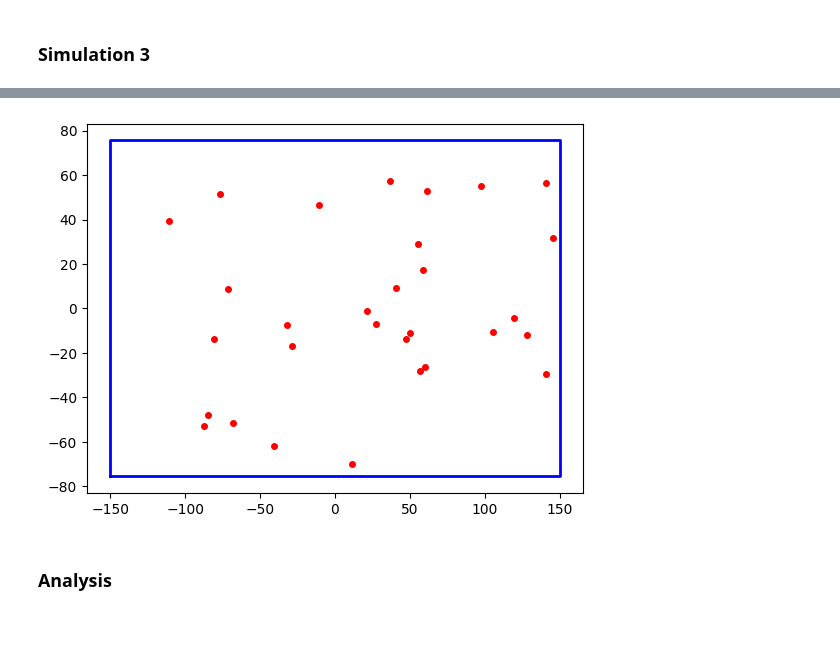
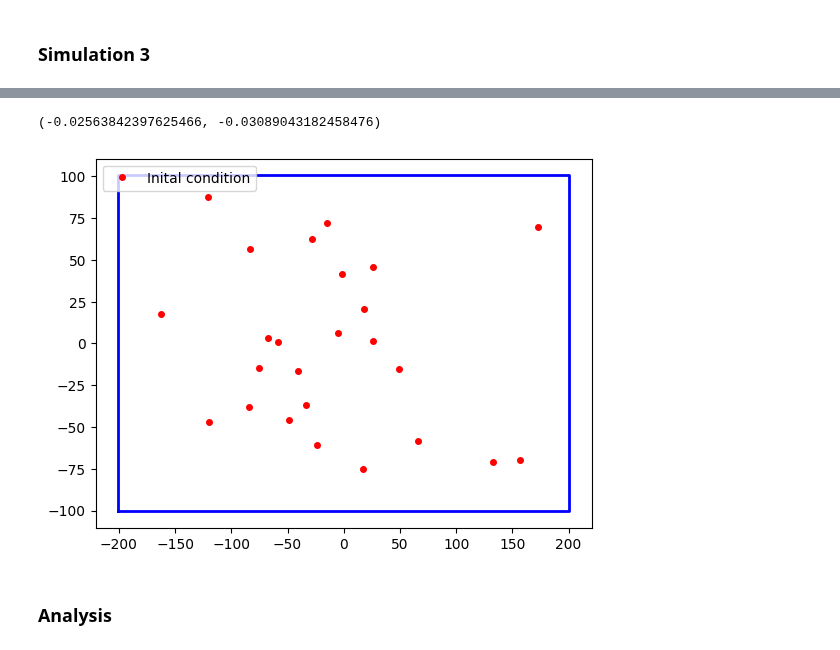
Before and after one commit to AndresGuarin/JupyterCodes, a Jupyter notebook: Computational Physics/LennardJonesGas/gas_dynamics.ipynb, the cells around one changed output, grey strips where cells are left out. Cells and saved outputs as stored; diff of their text form; code cells hidden in the pictures.

```diff
--- a/Computational Physics/LennardJonesGas/gas_dynamics.ipynb
+++ b/Computational Physics/LennardJonesGas/gas_dynamics.ipynb
@@ -533,21 +536,28 @@ for i in range(N):
 ### **Simulation 3**
 # %%
 # Choose parameters
-h = 0.04; N = 4500; R0 = 1.05; h0 = 0.01; box=[300,150]
+h = 0.05; N = 16000; R0 = 1.05; h0 = 0.01; box=[400,200]
 
 # Set intial conditions
 v0 = 2
+Np = 25
 
 np.random.seed(174489)
-X0 = np.random.uniform(-box[0]*0.45, box[0]*0.45, 30)
-Y0 = np.random.uniform(-box[1]*0.45, box[1]*0.45, 30)
-Vx0 = np.random.uniform(-v0,v0,30)
-Vy0 = np.random.uniform(-v0,v0,30)
+#X0 = np.random.uniform(-box[0]*0.45, box[0]*0.45, 30)
+#Y0 = np.random.uniform(-box[1]*0.45, box[1]*0.45, 30)
+#Vx0 = np.random.uniform(-v0,v0,30)
+#Vy0 = np.random.uniform(-v0,v0,30)
 
-X0 = np.random.normal(0,box[0]*0.15,30)
-Y0 = np.random.normal(0,box[1]*0.15,30)
-Vx0 = np.random.normal(0,v0,30)
-Vy0 = np.random.normal(0,v0,30)
+#X0 = np.random.normal(0,box[0]*0.15,30)
+#Y0 = np.random.normal(0,box[1]*0.15,30)
+#Vx0 = np.random.normal(0,v0,30)
+#Vy0 = np.random.normal(0,v0,30)
+
+X0 = np.random.random(Np)*box[0]*0.9 - box[0]*0.9/2
+Y0 = np.random.random(Np)*box[1]*0.9 - box[1]*0.9/2
+Theta0 = np.random.random(Np)*2*np.pi - np.pi
+Vx0 = 2*np.cos(Theta0) + np.random.random(Np)*0.1 - 0.05
+Vy0 = 2*np.sin(Theta0) + np.random.random(Np)*0.1 - 0.05
 
 #X0 = Xf; Y0 = Yf; Vx0 = Vxf; Vy0 = Vyf
 Np = len(X0)
@@ -580,12 +573,21 @@ Vx0, Vy0
+# %%
+#np.round(Vx0,2), np.round(Vy0,2)
+np.mean(Vx0), np.mean(Vy0)
+# %% [output]
+(-0.02563842397625466, -0.03089043182458476)
 # %%
+%matplotlib inline
+
 Xf = s[0][-1,:]; Yf = s[1][-1,:]; Vxf = s[2][-1,:]; Vyf = s[3][-1,:]
 
 b0 = box[0]/2 + R0/2; b1 = box[1]/2 + R0/2
 plt.plot([-b0,b0,b0,-b0,-b0],[-b1,-b1,b1,b1,-b1],'-b',lw=2)
-plt.plot(Xf,Yf,'or',ms=4)
+plt.plot(X0,Y0,'or',ms=4,label='Inital condition')
+#plt.plot(X0,Y0,'or',ms=4,label='Final condition')
+plt.legend(loc='upper left')
 plt.show()
 # %% [output]
-[figure, old version]
+[figure, new version]
 # %% [markdown]
 ### **Analysis**
 # %% [markdown]
```
Also changed, not shown: parts of 15 cells of this notebook, 43 other files.
